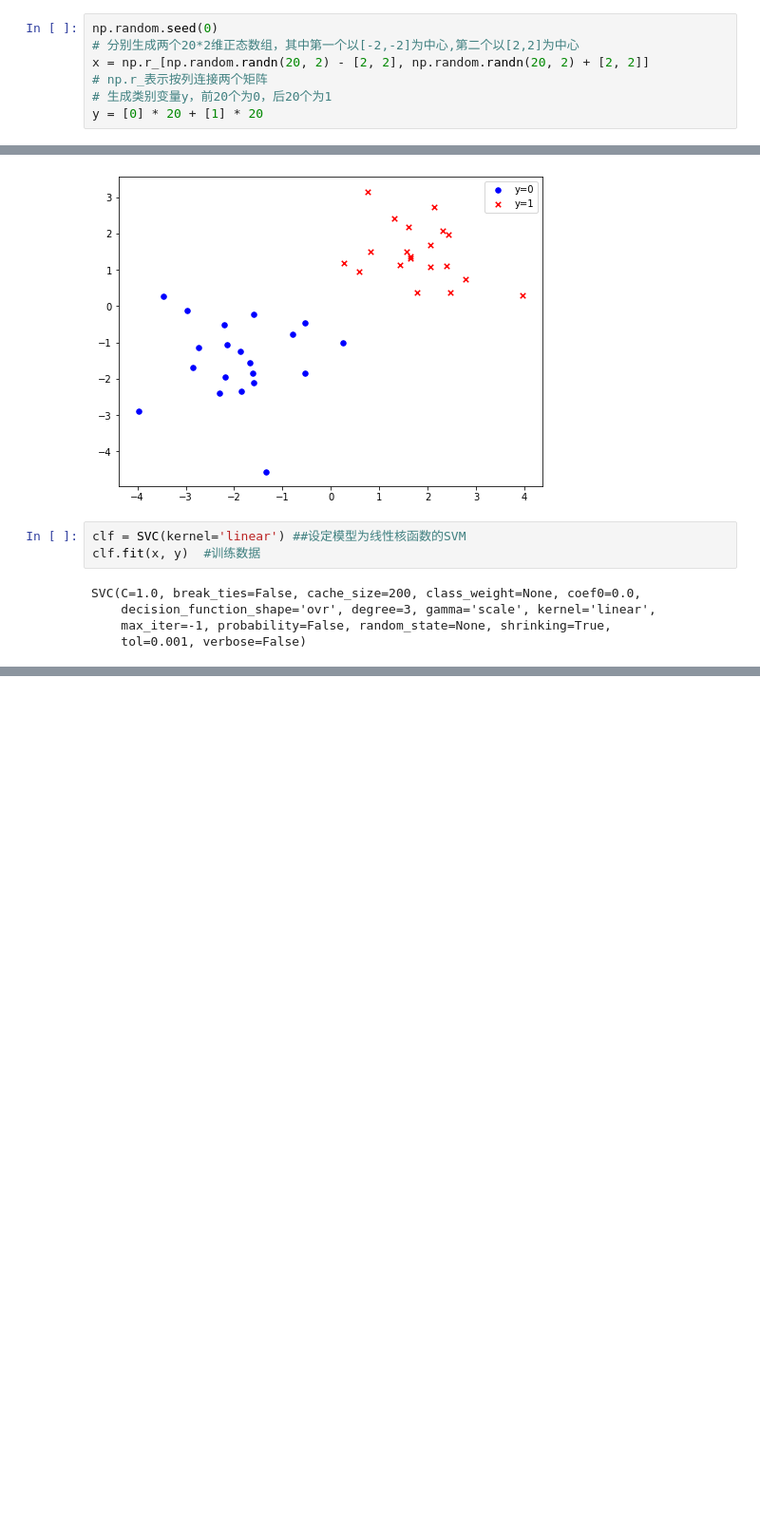
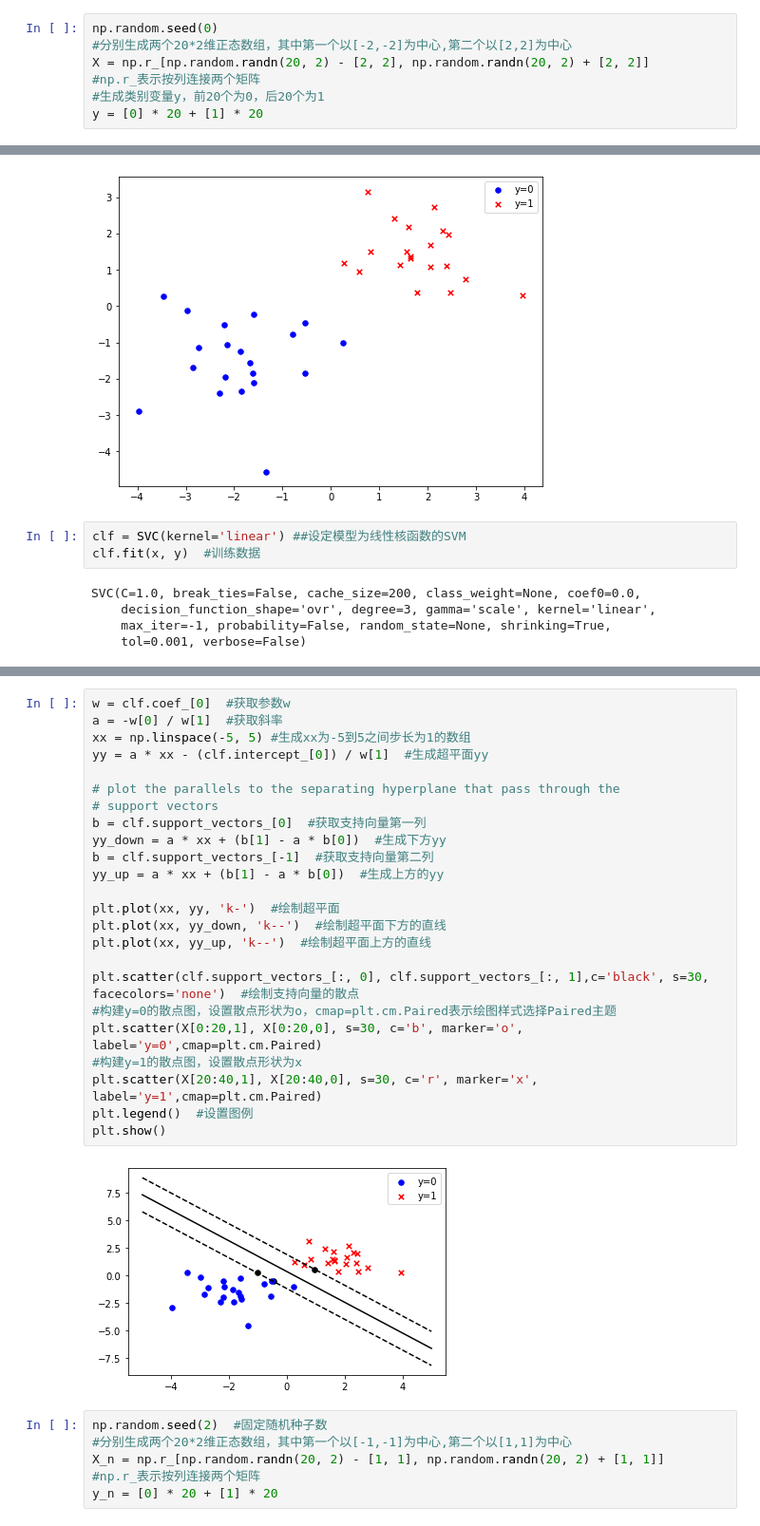
Before and after one commit to BlankSpacePlus/python-scikit-learn, a Jupyter notebook: src/SVM-交通堵塞问题.ipynb, the cells around one changed output, grey strips where cells are left out. Shown: that part at 95% size. Drawn from its saved outputs; the diff is of its cells as text; blank space fills up the shorter version.

```diff
--- a/src/SVM-交通堵塞问题.ipynb
+++ b/src/SVM-交通堵塞问题.ipynb
@@ -8,10 +8,10 @@ from sklearn.model_selection import train_test_split
 from sklearn.svm import SVC, SVR
 # %%
 np.random.seed(0)
-# 分别生成两个20*2维正态数组，其中第一个以[-2,-2]为中心,第二个以[2,2]为中心
-x = np.r_[np.random.randn(20, 2) - [2, 2], np.random.randn(20, 2) + [2, 2]]
-# np.r_表示按列连接两个矩阵
-# 生成类别变量y，前20个为0，后20个为1
+#分别生成两个20*2维正态数组，其中第一个以[-2,-2]为中心,第二个以[2,2]为中心
+X = np.r_[np.random.randn(20, 2) - [2, 2], np.random.randn(20, 2) + [2, 2]]
+#np.r_表示按列连接两个矩阵
+#生成类别变量y，前20个为0，后20个为1
 y = [0] * 20 + [1] * 20
 # %%
 fig, ax = plt.subplots(figsize=(8,6))  #创建子图，大小为8*5
@@ -33,0 +47,32 @@ SVC(C=1.0, break_ties=False, cache_size=200, class_weight=None, coef0=0.0,
+# %%
+w = clf.coef_[0]  #获取参数w
+a = -w[0] / w[1]  #获取斜率
+xx = np.linspace(-5, 5) #生成xx为-5到5之间步长为1的数组
+yy = a * xx - (clf.intercept_[0]) / w[1]  #生成超平面yy
+
+# plot the parallels to the separating hyperplane that pass through the
+# support vectors
+b = clf.support_vectors_[0]  #获取支持向量第一列
+yy_down = a * xx + (b[1] - a * b[0])  #生成下方yy
+b = clf.support_vectors_[-1]  #获取支持向量第二列
+yy_up = a * xx + (b[1] - a * b[0])  #生成上方的yy
+
+plt.plot(xx, yy, 'k-')  #绘制超平面
+plt.plot(xx, yy_down, 'k--')  #绘制超平面下方的直线
+plt.plot(xx, yy_up, 'k--')  #绘制超平面上方的直线
+
+plt.scatter(clf.support_vectors_[:, 0], clf.support_vectors_[:, 1],c='black', s=30, facecolors='none')  #绘制支持向量的散点
+#构建y=0的散点图，设置散点形状为o，cmap=plt.cm.Paired表示绘图样式选择Paired主题
+plt.scatter(X[0:20,1], X[0:20,0], s=30, c='b', marker='o', label='y=0',cmap=plt.cm.Paired)
+#构建y=1的散点图，设置散点形状为x
+plt.scatter(X[20:40,1], X[20:40,0], s=30, c='r', marker='x', label='y=1',cmap=plt.cm.Paired)
+plt.legend()  #设置图例
+plt.show()
+# %% [output]
+[figure, added]
+# %%
+np.random.seed(2)  #固定随机种子数
+#分别生成两个20*2维正态数组，其中第一个以[-1,-1]为中心,第二个以[1,1]为中心
+X_n = np.r_[np.random.randn(20, 2) - [1, 1], np.random.randn(20, 2) + [1, 1]]
+#np.r_表示按列连接两个矩阵
+y_n = [0] * 20 + [1] * 20
```
Also changed, not shown: parts of 31 cells of this notebook, 9 other files.
